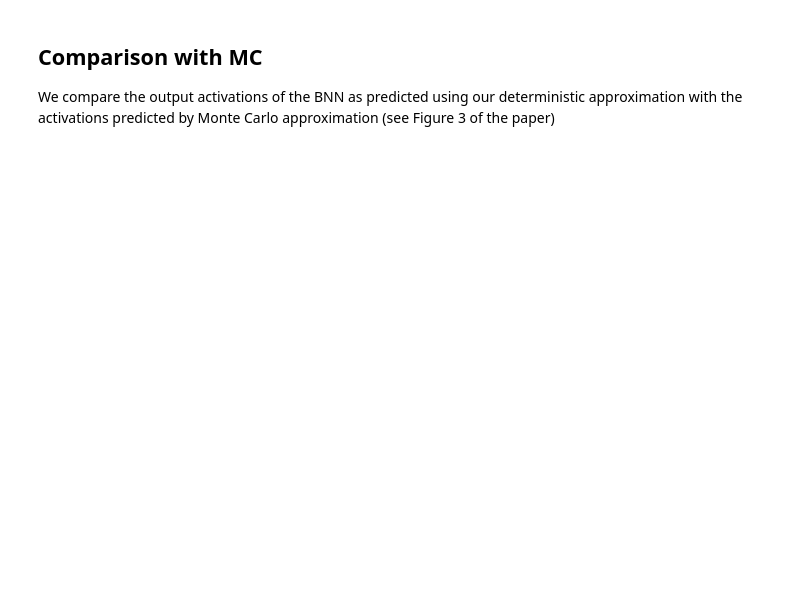
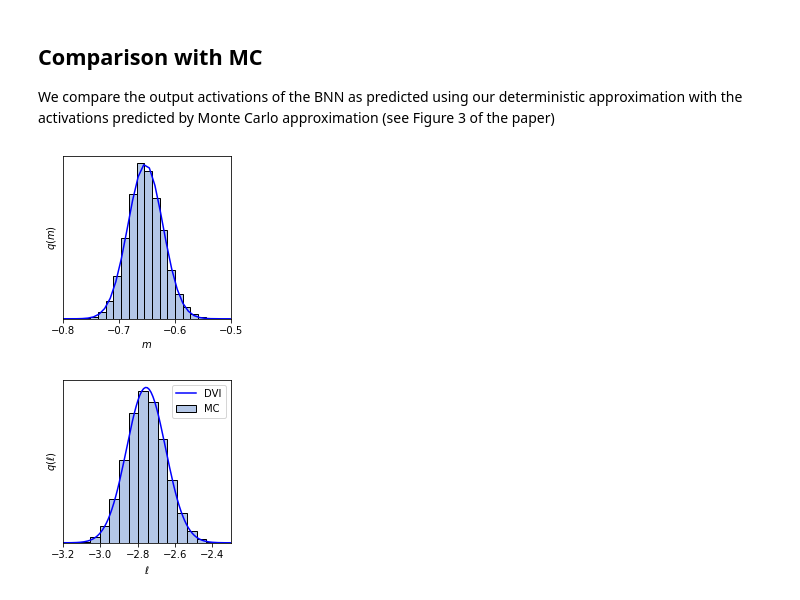
Before and after one commit to EmptyJackson/deterministic-variational-inference, a Jupyter notebook: ToyData.ipynb, the cells around one changed output. Drawn from its saved outputs; the diff is of its cells as text; code cells hidden in the pictures; blank space fills up the shorter version.

```diff
--- a/ToyData.ipynb
+++ b/ToyData.ipynb
@@ -16,4 +16,10 @@ Unpacking objects: 100% (30/30), done.
 /content/deterministic-variational-inference
+# %%
+import subprocess
+import glob
+
+!mkdir frames
+vid_folder = "frames"
 # %%
 %matplotlib inline
 
@@ -87,7 +97,7 @@ hypers = {
     "method": "bayes",                         "style": "heteroskedastic",
     "homo_logvar_scale": 2*np.log(0.2),        "prior_type": ["empirical", "wider_he", "wider_he"],
 
-    "n_epochs": 20000,                         "batch_size": 500,
+    "n_epochs": 7500,                         "batch_size": 500,
     "learning_rate": 0.001,                    "lambda": 1.0,
     "warmup_updates": {'lambda': 14000.0},     "anneal_updates": {'lambda': 1000.0},
     "optimizer": "adam",                       "gradient_clip": 0.1,
@@ -162,14 +172,27 @@ with tf.device(device_string):
             },
             sess, model_and_metrics, train_op, hypers, verbose)
 
-        if epoch % 200 == 0:
+        if epoch % 1000 == 0:
             clear_output()
+
+        frame_break = 50
+        if epoch % frame_break == 0 and epoch != 0:
             predictions = u.get_predictions(data[3], sess, model_and_metrics['model'], hypers)
             pu.toy_results_plot(toy_data, {'mean':base_model, 'std':noise_model}, hypers, predictions)
-            plt.show()
+            plt.savefig(vid_folder + "/file%02d.png" % (epoch/frame_break), dpi=200)
+            plt.clf()
+            #plt.show()
 
         # dump log file
         all_summaries.append(epoch_summary)
         #with open(os.path.join("logs", run_id, "results.json"), 'w') as f:
         #    json.dump(all_summaries, f, indent=4, cls=u.NumpyEncoder)
+
+os.chdir(vid_folder)
+subprocess.call([
+    'ffmpeg', '-framerate', '15', '-i', 'file%02d.png', '-r', '30', '-pix_fmt', 'yuv420p',
+    'train.mp4'
+])
+for file_name in glob.glob("*.png"):
+    os.remove(file_name)
 # %% [output]
@@ -186,38 +220,43 @@ Epoch 3520:         train accuracy = 0.2227 | logprob = -0.0975 | KL term = 13.6
 We compare the output activations of the BNN as predicted using our deterministic approximation with the activations predicted by Monte Carlo approximation (see Figure 3 of the paper)
 # %%
 from matplotlib import rc
-rc('text', usetex=True)
+rc('text', usetex=False)
 
 n_samp = 20000
 x=0.25
 ipt = [[[x]] for _ in range(n_samp)]
 sample_op = model_and_metrics['model'].run_with_MC(ipt, n_sample=n_samp)
 approx_op = model_and_metrics['model'](x)
 
 samples = sess.run(sample_op)
 approx = sess.run([approx_op.mean, approx_op.var])
 
 def gaussian1d(mean, var):
     x_axis = np.linspace(-5,5,1000)
     return x_axis, 1.0 / np.sqrt(2.0 * np.pi * var) * np.exp(-1.0 / (2.0 * var) * (x_axis - mean)**2)
 
 
 samples.shape
-plt.figure(figsize=(3,2))
-plt.hist(samples[:,0,0], int(np.round(200/(1-0.3))), density=True, edgecolor='k', facecolor='#b4c7e7')
+plt.figure(figsize=(3,3))
+plt.hist(samples[:,0,0], int(np.round(15/0.5)), density=True, edgecolor='k', facecolor='#b4c7e7')
 plt.plot(*gaussian1d(approx[0][0,0], approx[1][0,0,0]), 'b')
-plt.xlim([-1,-0.3])
+plt.xlim([-0.8,-0.5])
 plt.yticks([])
 plt.xlabel('$m$')
 plt.ylabel('$q(m)$')
+plt.savefig("empirical_m.png", dpi=100, bbox_inches="tight")
 plt.show()
 
-plt.figure(figsize=(3,2))
-plt.hist(samples[:,0,1], int(np.round(200/(3.5-1.9))), density=True, edgecolor='k', facecolor='#b4c7e7', label="MC")
-plt.plot(*gaussian1d(approx[0][0,1], approx[1][0,1,1]), 'b', label="ours")
-plt.xlim([-3.5,-1.9])
+plt.figure(figsize=(3,3))
+plt.hist(samples[:,0,1], int(np.round(15/0.9)), density=True, edgecolor='k', facecolor='#b4c7e7', label="MC")
+plt.plot(*gaussian1d(approx[0][0,1], approx[1][0,1,1]), 'b', label="DVI")
+plt.xlim([-3.2,-2.3])
 plt.yticks([])
 plt.xlabel('$\ell$')
 plt.ylabel('$q(\ell)$')
 plt.legend()
+plt.savefig("empirical_l.png", dpi=100, bbox_inches="tight")
 plt.show()
+# %% [output]
+[figure, added]
+[figure, added]
```
Also changed, not shown: parts of 3 cells of this notebook.
